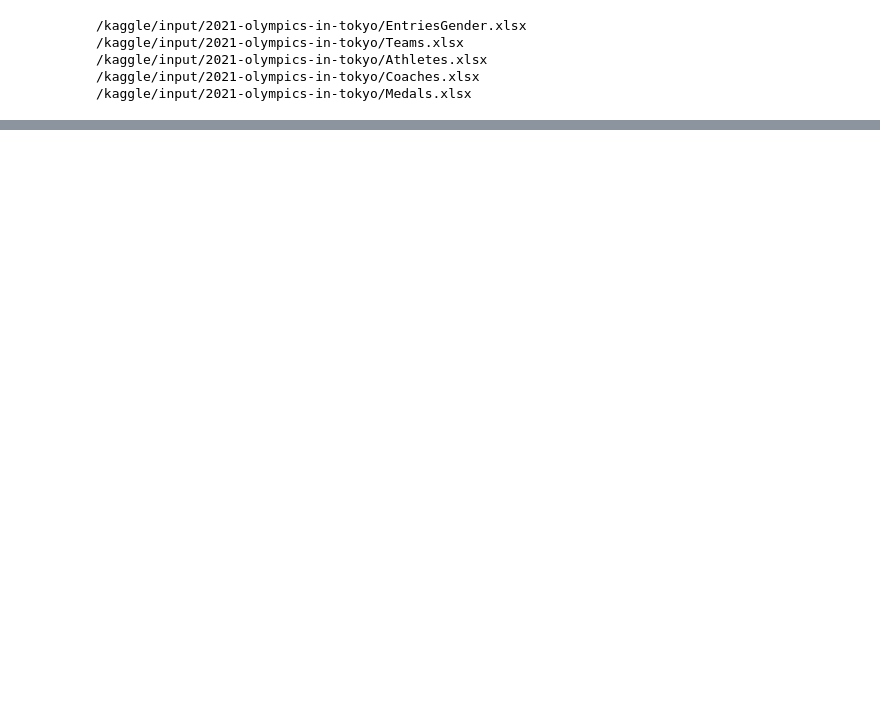
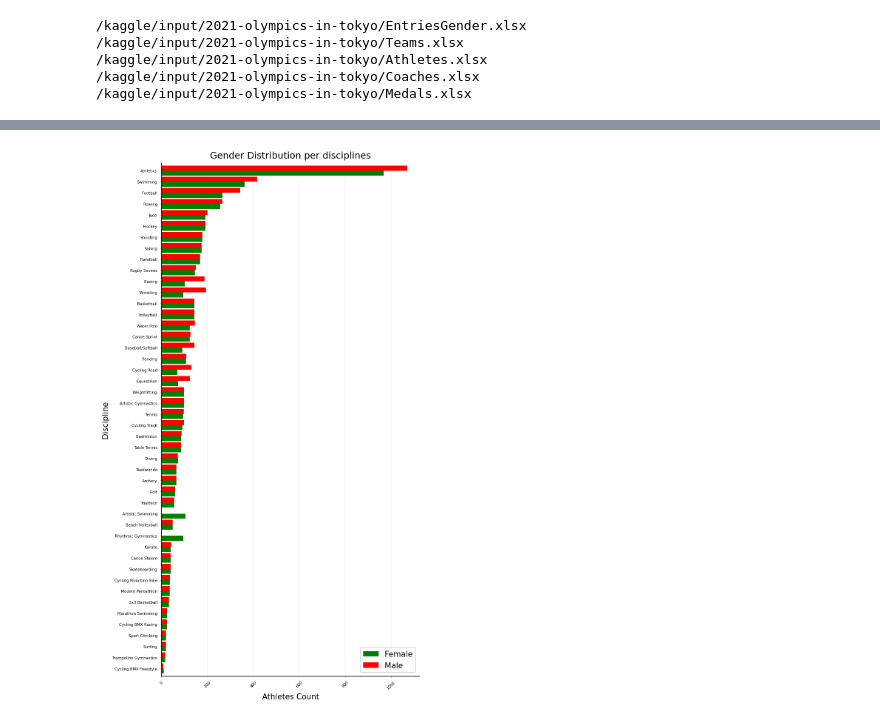
Before and after one commit to levisantn/olympics_tokyo, a Jupyter notebook: olympics_tokyo.ipynb, the cells around one changed output, grey strips where cells are left out. Saved outputs shown, nothing was run; the diff lists cells and outputs as text; code cells hidden in the pictures; blank space fills up the shorter version.

Commit message:
Kaggle, V2 - EDA genders

```diff
--- a/olympics_tokyo.ipynb
+++ b/olympics_tokyo.ipynb
@@ -24,0 +116,41 @@ for dirname, _, filenames in os.walk('/kaggle/input'):
+# %%
+# gender grouped barplot by disciplines
+
+# sort data
+df_genders.sort_values(by='Total',inplace=True)
+
+plt.rcParams['figure.dpi'] = 150
+
+# setup colors and grid
+# ax.grid(which='major', axis='x', zorder=0, color='lightgray', linewidth=0.5)
+
+fig = plt.figure(figsize=(6,12))
+
+ax0 = fig.add_subplot()
+
+# hbar plot
+ax = df_genders.plot(x='Discipline',y=['Female','Male'],kind='barh',ax=ax0,zorder=2,width=0.9, color=['green', 'red'])
+
+# removes useless axes
+ax.spines["right"].set_visible(False)
+ax.spines["top"].set_visible(False)
+
+ax.tick_params(labelsize=5, width=0.25, length=2)
+
+# grid lines
+ax.grid(which='major', alpha=0.2)
+plt.grid(axis='y')
+
+# sotate discipline labels for better readability
+plt.xticks(rotation=45)
+
+# set axis labels and title
+ax.set_xlabel('Athletes Count')
+ax.set_ylabel('Discipline')
+# set title and legend
+plt.title('Gender Distribution per disciplines')
+plt.legend(loc='best')
+
+plt.show()
+# %% [output]
+[figure, added]
```
Also changed, not shown: parts of 12 cells of this notebook.
